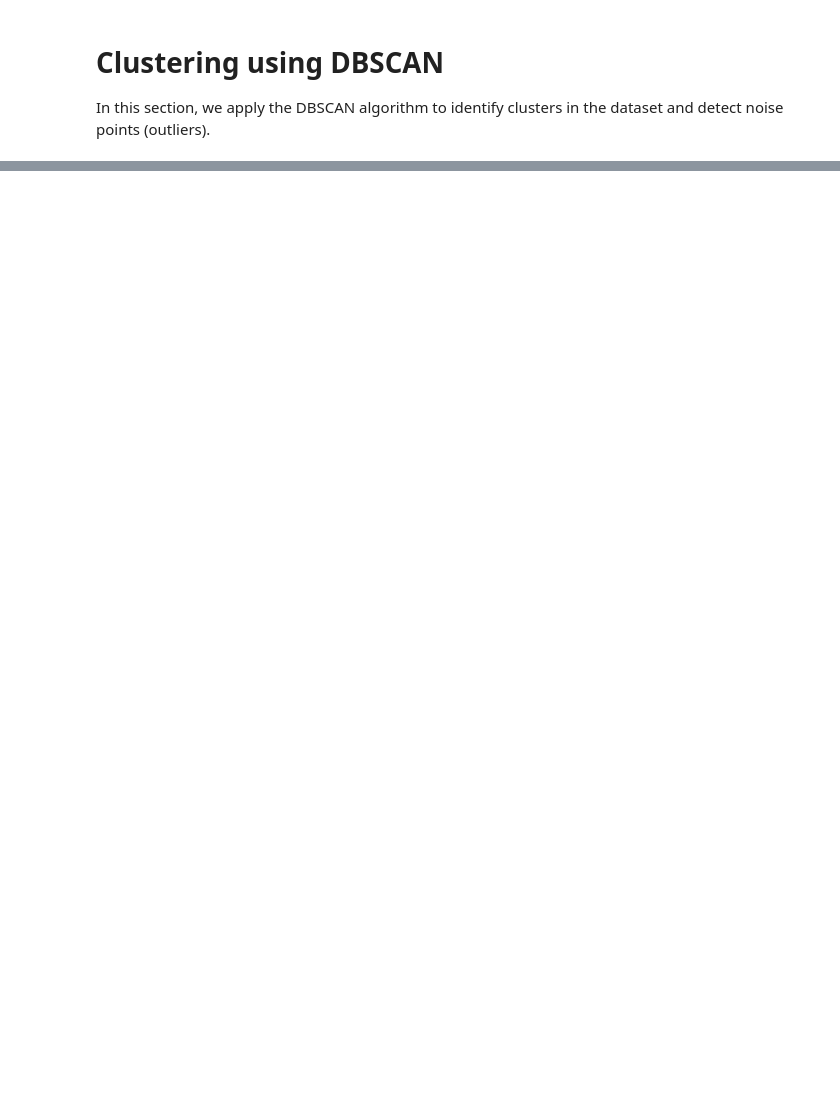
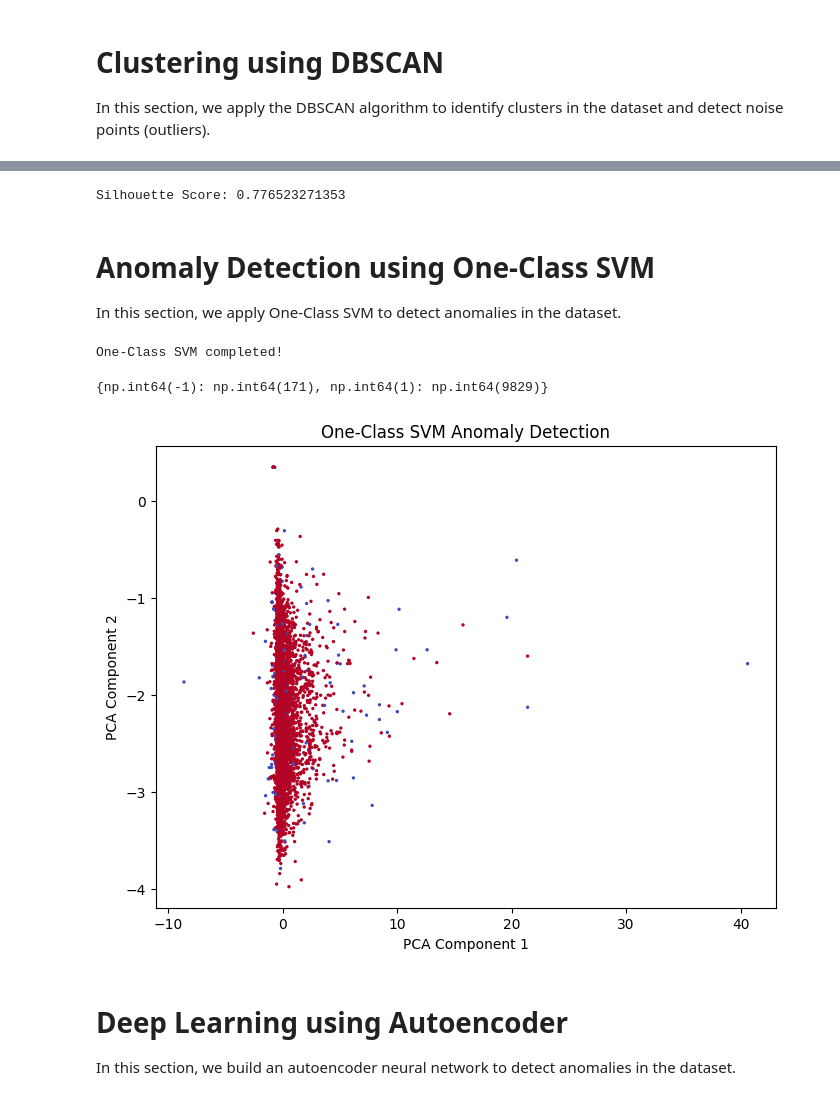
Before and after one commit to laramalkawi81-ops/ML-Anomaly-Detection, a Jupyter notebook: Untitled30.ipynb, the cells around one changed output, grey strips where cells are left out. Cells and saved outputs as stored; diff of their text form; code cells hidden in the pictures; blank space fills up the shorter version.

```diff
--- a/Untitled30.ipynb
+++ b/Untitled30.ipynb
@@ -161,0 +228,49 @@ db_labels = dbscan.fit_predict(X_scaled)
+# %%
+from sklearn.metrics import silhouette_score
+
+score = silhouette_score(X_sample, db_labels)
+print("Silhouette Score:", score)
+# %% [output]
+Silhouette Score: 0.776523271353
+# %% [markdown]
+# Anomaly Detection using One-Class SVM
+
+In this section, we apply One-Class SVM to detect anomalies in the dataset.
+# %%
+
+sample_size = 10000
+X_sample = X_scaled[:sample_size]
+
+
+ocsvm = OneClassSVM(kernel='rbf', gamma='auto', nu=0.01)
+
+y_pred = ocsvm.fit_predict(X_sample)
+
+print("One-Class SVM completed!")
+# %% [output]
+One-Class SVM completed!
+# %%
+
+
+unique, counts = np.unique(y_pred, return_counts=True)
+
+print(dict(zip(unique, counts)))
+# %% [output]
+{np.int64(-1): np.int64(171), np.int64(1): np.int64(9829)}
+# %%
+plt.figure(figsize=(8,6))
+
+plt.scatter(X_pca[:sample_size,0], X_pca[:sample_size,1],
+            c=y_pred, cmap='coolwarm', s=2)
+
+plt.title('One-Class SVM Anomaly Detection')
+plt.xlabel('PCA Component 1')
+plt.ylabel('PCA Component 2')
+
+plt.show()
+# %% [output]
+[figure, added]
+# %% [markdown]
+# Deep Learning using Autoencoder
+
+In this section, we build an autoencoder neural network to detect anomalies in the dataset.
```
Also changed, not shown: parts of 25 cells of this notebook.
